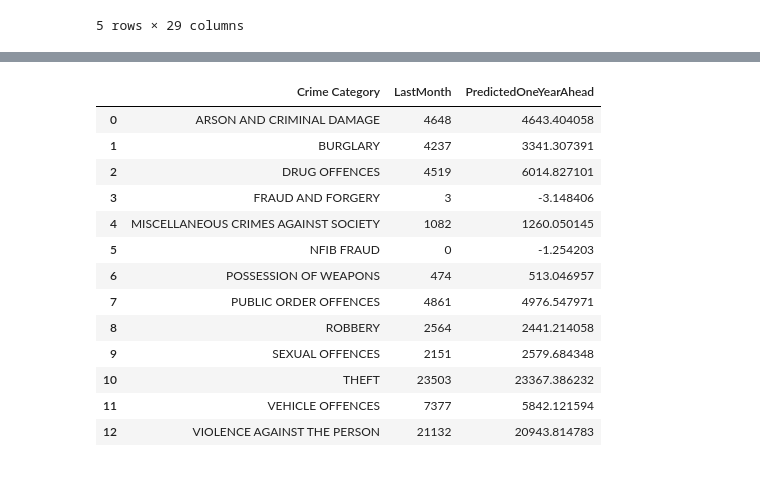
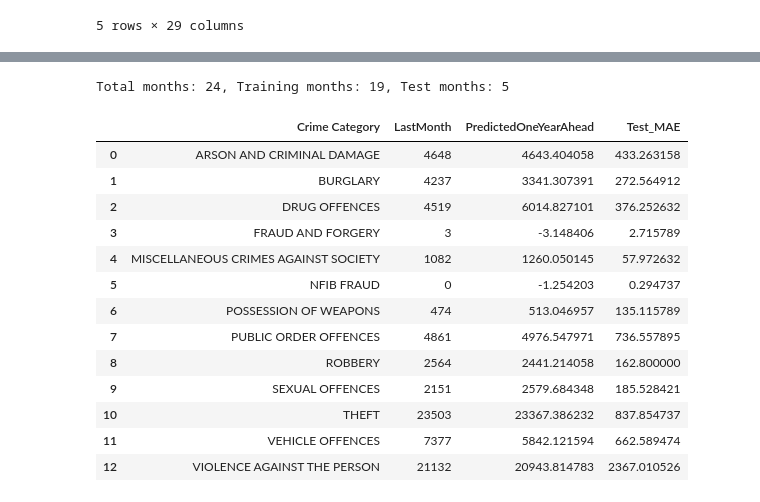
Before and after one commit to MaximilianKlein92/London-Crime, a Jupyter notebook: jupyter_notebooks/Crime_Prediction.ipynb, the cells around one changed output, grey strips where cells are left out. Drawn from its saved outputs; the diff is of its cells as text; code cells hidden in the pictures.

```diff
--- a/jupyter_notebooks/Crime_Prediction.ipynb
+++ b/jupyter_notebooks/Crime_Prediction.ipynb
@@ -146,14 +182,0 @@ ward_pred_df
-# %%
-# mae of model 1
-from sklearn.metrics import mean_absolute_error
-mae_list = []
-for ward, row in ward_monthly.iterrows():
-    y = row.values
-    X = np.arange(len(y)).reshape(-1, 1)
-    model = LinearRegression()
-    model.fit(X, y)
-    y_pred = model.predict(X)
-    mae = mean_absolute_error(y, y_pred)
-    mae_list.append({'WardName': ward, 'MAE': mae})
-mae_df = pd.DataFrame(mae_list)
-mae_df
@@ -196,32 +250,55 @@ The predictions are saved to `crime_category_frequency_1year_predictions.csv` an
 # %%
 # Prepare data: sum all crimes per category per month
 cat_monthly = df.groupby('Crime Category')[date_cols].sum()
+
+# Use the same train/test split as Model 1
+print(f"Total months: {n_months}, Training months: {train_size}, Test months: {n_months - train_size}")
 
 cat_results = []
 for cat, row in cat_monthly.iterrows():
     y = row.values
     X = np.arange(len(y)).reshape(-1, 1)
+
+    # Split into train and test sets
+    X_train, y_train = X[:train_size], y[:train_size]
+    X_test, y_test = X[train_size:], y[train_size:]
+
+    # Train model on training data
     model = LinearRegression()
+    model.fit(X_train, y_train)
+
+    # Evaluate on test data
+    y_test_pred = model.predict(X_test)
+    test_mae = mean_absolute_error(y_test, y_test_pred)
+
+    # Retrain on all data for final prediction
     model.fit(X, y)
     one_year_ahead = len(y) + 12 - 1  # 12 months ahead from last index
     pred = model.predict([[one_year_ahead]])[0]
-    cat_results.append({'Crime Category': cat, 'LastMonth': y[-1], 'PredictedOneYearAhead': pred})
+
+    cat_results.append({
+        'Crime Category': cat,
+        'LastMonth': y[-1],
+        'PredictedOneYearAhead': pred,
+        'Test_MAE': test_mae
+    })
 
 cat_pred_df = pd.DataFrame(cat_results)
 cat_pred_df.to_csv('data/clean/crime_category_frequency_1year_predictions.csv', index=False)
 cat_pred_df
 # %% [output]
+Total months: 24, Training months: 19, Test months: 5
-|  | Crime Category | LastMonth | PredictedOneYearAhead |
-| 0 | ARSON AND CRIMINAL DAMAGE | 4648 | 4643.404058 |
-| 1 | BURGLARY | 4237 | 3341.307391 |
-| 2 | DRUG OFFENCES | 4519 | 6014.827101 |
-| 3 | FRAUD AND FORGERY | 3 | -3.148406 |
-| 4 | MISCELLANEOUS CRIMES AGAINST SOCIETY | 1082 | 1260.050145 |
-| 5 | NFIB FRAUD | 0 | -1.254203 |
-| 6 | POSSESSION OF WEAPONS | 474 | 513.046957 |
-| 7 | PUBLIC ORDER OFFENCES | 4861 | 4976.547971 |
-| 8 | ROBBERY | 2564 | 2441.214058 |
-| 9 | SEXUAL OFFENCES | 2151 | 2579.684348 |
-| 10 | THEFT | 23503 | 23367.386232 |
-| 11 | VEHICLE OFFENCES | 7377 | 5842.121594 |
-| 12 | VIOLENCE AGAINST THE PERSON | 21132 | 20943.814783 |
+|  | Crime Category | LastMonth | PredictedOneYearAhead | Test_MAE |
+| 0 | ARSON AND CRIMINAL DAMAGE | 4648 | 4643.404058 | 433.263158 |
+| 1 | BURGLARY | 4237 | 3341.307391 | 272.564912 |
+| 2 | DRUG OFFENCES | 4519 | 6014.827101 | 376.252632 |
+| 3 | FRAUD AND FORGERY | 3 | -3.148406 | 2.715789 |
+| 4 | MISCELLANEOUS CRIMES AGAINST SOCIETY | 1082 | 1260.050145 | 57.972632 |
+| 5 | NFIB FRAUD | 0 | -1.254203 | 0.294737 |
+| 6 | POSSESSION OF WEAPONS | 474 | 513.046957 | 135.115789 |
+| 7 | PUBLIC ORDER OFFENCES | 4861 | 4976.547971 | 736.557895 |
+| 8 | ROBBERY | 2564 | 2441.214058 | 162.800000 |
+| 9 | SEXUAL OFFENCES | 2151 | 2579.684348 | 185.528421 |
+| 10 | THEFT | 23503 | 23367.386232 | 837.854737 |
+| 11 | VEHICLE OFFENCES | 7377 | 5842.121594 | 662.589474 |
+| 12 | VIOLENCE AGAINST THE PERSON | 21132 | 20943.814783 | 2367.010526 |
```
Also changed, not shown: parts of 12 cells of this notebook, 2 other files.
